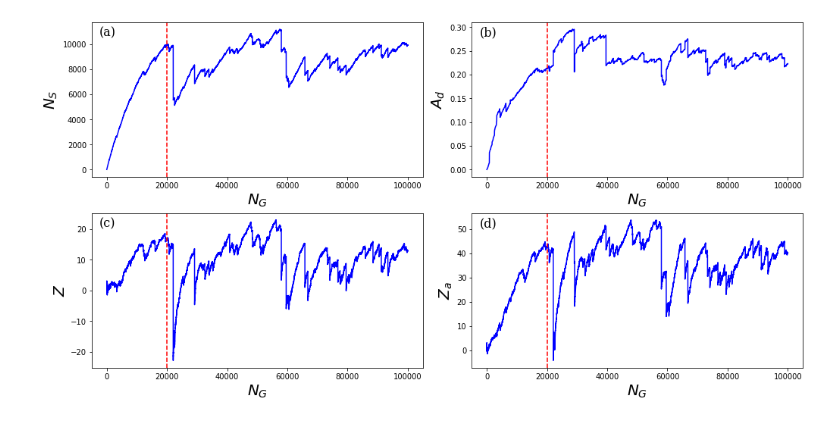
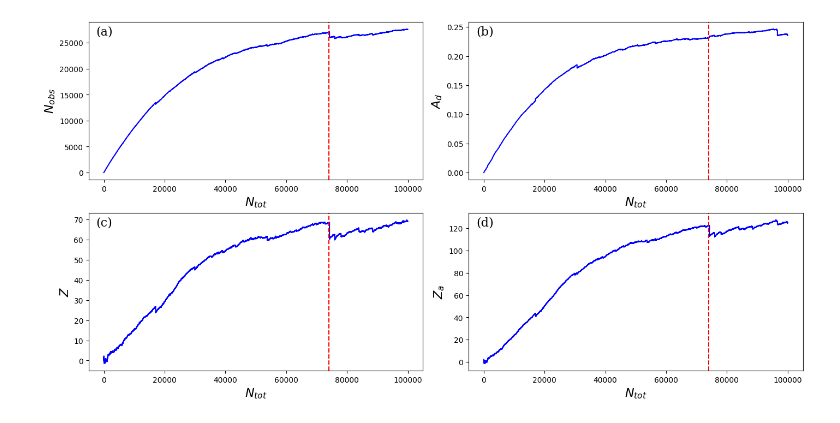
Before and after one commit to seanmason/saturation, a Jupyter notebook: notebooks/thesis/Chapter3/MetricPlots.ipynb, the cells around one changed output. Saved outputs shown, nothing was run; the diff lists cells and outputs as text; code cells hidden in the pictures.

```diff
--- a/notebooks/thesis/Chapter3/MetricPlots.ipynb
+++ b/notebooks/thesis/Chapter3/MetricPlots.ipynb
@@ -10,7 +10,7 @@ def plot_four_metric_plots(python_stats: pd.DataFrame,
                            za_column: str,
                            output_filename: str,
                            saturation_line: int=None):
-    font_size = 20
+    font_size = 16
 
     fig, axes = plt.subplot_mosaic([['(a)', '(b)'], ['(c)', '(d)']],
                                figsize=(14, 7),
@@ -33,15 +33,15 @@ def plot_four_metric_plots(python_stats: pd.DataFrame,
     ax.plot(python_stats.n_craters_added_in_study_region, python_stats[n_craters_column], color='b', label='Python')
     if saturation_line:
         ax.axvline(saturation_line, color="r", linestyle="--")
-    ax.set_xlabel('$N_G$', fontsize=font_size)
-    ax.set_ylabel('$N_S$', fontsize=font_size)
+    ax.set_xlabel('$N_{tot}$', fontsize=font_size)
+    ax.set_ylabel('$N_{obs}$', fontsize=font_size)
 
     # Plot crater count
     ax = axes['(b)']
     ax.plot(python_stats.n_craters_added_in_study_region, python_stats[areal_density_column], color='b', label='Python')
     if saturation_line:
         ax.axvline(saturation_line, color="r", linestyle="--")
-    ax.set_xlabel('$N_G$', fontsize=font_size)
+    ax.set_xlabel('$N_{tot}$', fontsize=font_size)
     ax.set_ylabel('$A_d$', fontsize=font_size)
 
     # Plot Z statistic
@@ -49,7 +49,7 @@ def plot_four_metric_plots(python_stats: pd.DataFrame,
     ax.plot(python_stats.n_craters_added_in_study_region, python_stats[z_column], color='b', label='Python')
     if saturation_line:
         ax.axvline(saturation_line, color="r", linestyle="--")
-    ax.set_xlabel('$N_G$', fontsize=font_size)
+    ax.set_xlabel('$N_{tot}$', fontsize=font_size)
     ax.set_ylabel('$Z$', fontsize=font_size)
 
     # Plot Za statistic
@@ -57,7 +57,7 @@ def plot_four_metric_plots(python_stats: pd.DataFrame,
     ax.plot(python_stats.n_craters_added_in_study_region, python_stats[za_column], color='b', label='Python')
     if saturation_line:
         ax.axvline(saturation_line, color="r", linestyle="--")
-    ax.set_xlabel('$N_G$', fontsize=font_size)
+    ax.set_xlabel('$N_{tot}$', fontsize=font_size)
     ax.set_ylabel('$Z_a$', fontsize=font_size)
 
     plt.savefig(output_filename)
@@ -81,19 +81,21 @@ plot_four_metric_plots(stats_df,
 # %%
-stats_file = f"{base_path}/ccd_1.900_0.500_6.000_2.050/statistics_100000.parquet"
+stats_file = f"{base_path}/ccd_1.900_0.500_6.000_3.000/statistics_100000.parquet"
 stats_df = pd.read_parquet(stats_file)
 
-for x in range(4):
-    stats_file = f"{base_path}/ccd_1.900_0.500_6.000_2.050/statistics_{x + 2}00000.parquet"
-    stats_df = pd.concat([stats_df, pd.read_parquet(stats_file)])
+stats_file = f"{base_path}/ccd_1.900_0.500_6.000_3.000/statistics_200000.parquet"
+stats_df = pd.concat([stats_df, pd.read_parquet(stats_file)])
+
+stats_file = f"{base_path}/ccd_1.900_0.500_6.000_3.000/statistics_250000.parquet"
+stats_df = pd.concat([stats_df, pd.read_parquet(stats_file)])
 
 stats_df = stats_df[:100000].copy()
 
 plot_four_metric_plots(stats_df,
                        "n_craters_in_study_region",
                        "areal_density",
                        "z",
                        "za",
                        "figures/saturation_reached.png",
-                       saturation_line=20000)
+                       saturation_line=74000)
 # %% [output]
-[figure, old version]
+[figure, new version]
```
Also changed, not shown: parts of 3 cells of this notebook, 5 other files.
